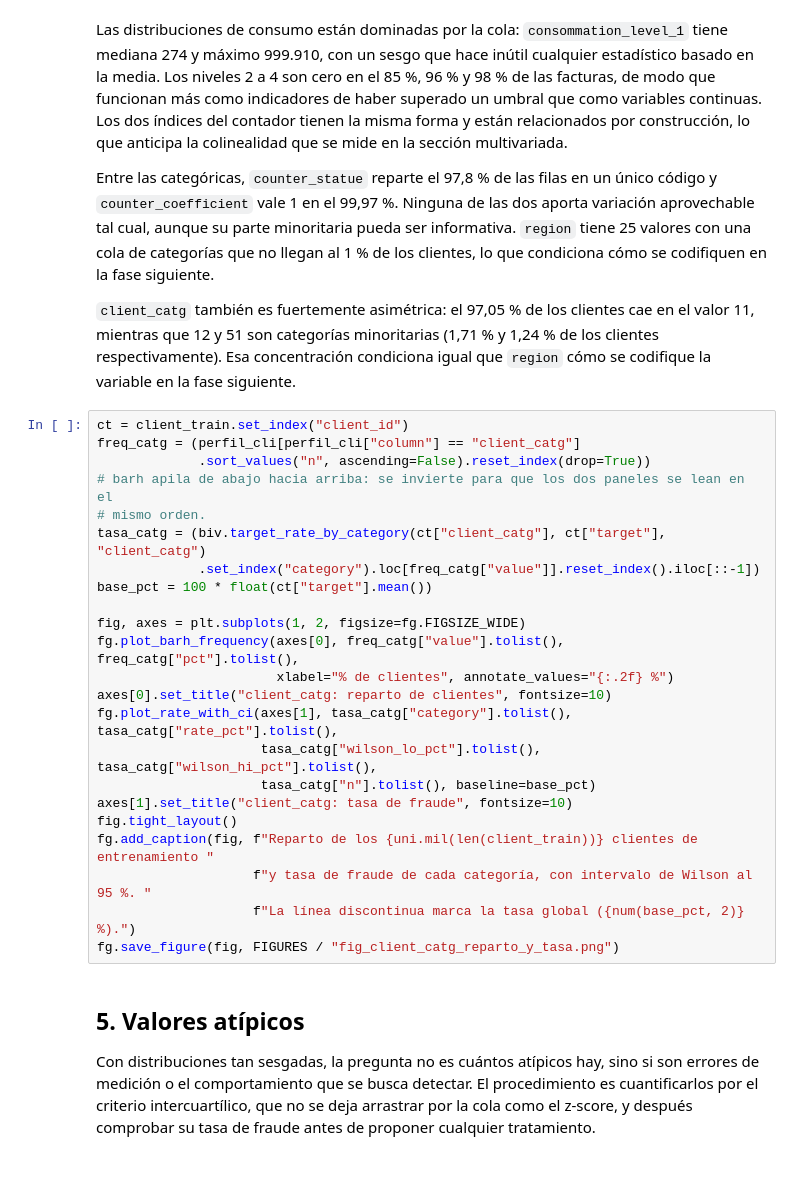
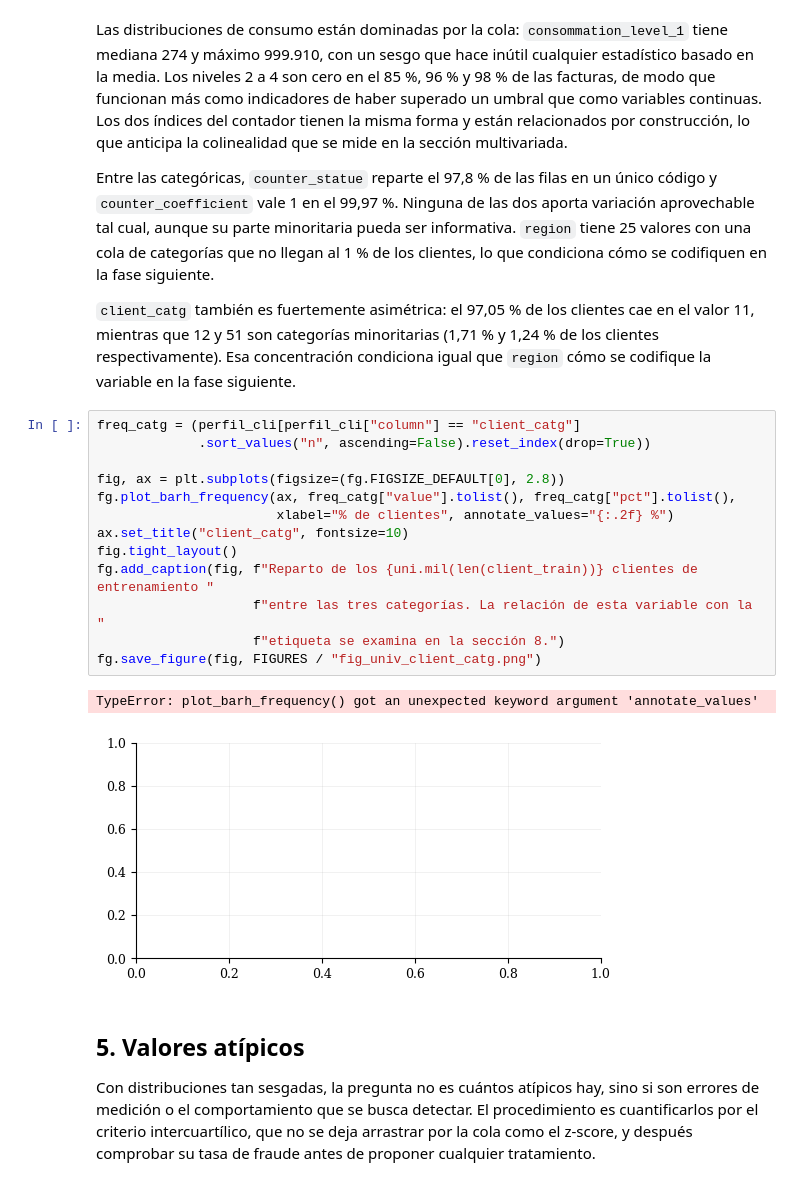
Before and after one commit to omedinaavilla/Fraud-detection-in-Energy-Consume, a Jupyter notebook: notebooks/01_eda.ipynb, the cells around one changed output. Saved outputs shown, nothing was run; the diff lists cells and outputs as text.

```diff
--- a/notebooks/01_eda.ipynb
+++ b/notebooks/01_eda.ipynb
@@ -529,28 +526,21 @@ valor 11, mientras que 12 y 51 son categorías minoritarias (1,71 % y 1,24 % de
 clientes respectivamente). Esa concentración condiciona igual que `region` cómo se
 codifique la variable en la fase siguiente.
 # %%
-ct = client_train.set_index("client_id")
 freq_catg = (perfil_cli[perfil_cli["column"] == "client_catg"]
              .sort_values("n", ascending=False).reset_index(drop=True))
-# barh apila de abajo hacia arriba: se invierte para que los dos paneles se lean en el
-# mismo orden.
-tasa_catg = (biv.target_rate_by_category(ct["client_catg"], ct["target"], "client_catg")
-             .set_index("category").loc[freq_catg["value"]].reset_index().iloc[::-1])
-base_pct = 100 * float(ct["target"].mean())
 
-fig, axes = plt.subplots(1, 2, figsize=fg.FIGSIZE_WIDE)
-fg.plot_barh_frequency(axes[0], freq_catg["value"].tolist(), freq_catg["pct"].tolist(),
+fig, ax = plt.subplots(figsize=(fg.FIGSIZE_DEFAULT[0], 2.8))
+fg.plot_barh_frequency(ax, freq_catg["value"].tolist(), freq_catg["pct"].tolist(),
                        xlabel="% de clientes", annotate_values="{:.2f} %")
-axes[0].set_title("client_catg: reparto de clientes", fontsize=10)
-fg.plot_rate_with_ci(axes[1], tasa_catg["category"].tolist(), tasa_catg["rate_pct"].tolist(),
-                     tasa_catg["wilson_lo_pct"].tolist(), tasa_catg["wilson_hi_pct"].tolist(),
-                     tasa_catg["n"].tolist(), baseline=base_pct)
-axes[1].set_title("client_catg: tasa de fraude", fontsize=10)
+ax.set_title("client_catg", fontsize=10)
 fig.tight_layout()
 fg.add_caption(fig, f"Reparto de los {uni.mil(len(client_train))} clientes de entrenamiento "
-                    f"y tasa de fraude de cada categoría, con intervalo de Wilson al 95 %. "
-                    f"La línea discontinua marca la tasa global ({num(base_pct, 2)} %).")
-fg.save_figure(fig, FIGURES / "fig_client_catg_reparto_y_tasa.png")
+                    f"entre las tres categorías. La relación de esta variable con la "
+                    f"etiqueta se examina en la sección 8.")
+fg.save_figure(fig, FIGURES / "fig_univ_client_catg.png")
+# %% [output]
+TypeError: plot_barh_frequency() got an unexpected keyword argument 'annotate_values'
+[figure, added]
 # %% [markdown]
 ## 5. Valores atípicos
 
```
Also changed, not shown: parts of 18 cells of this notebook, 9 other files.
